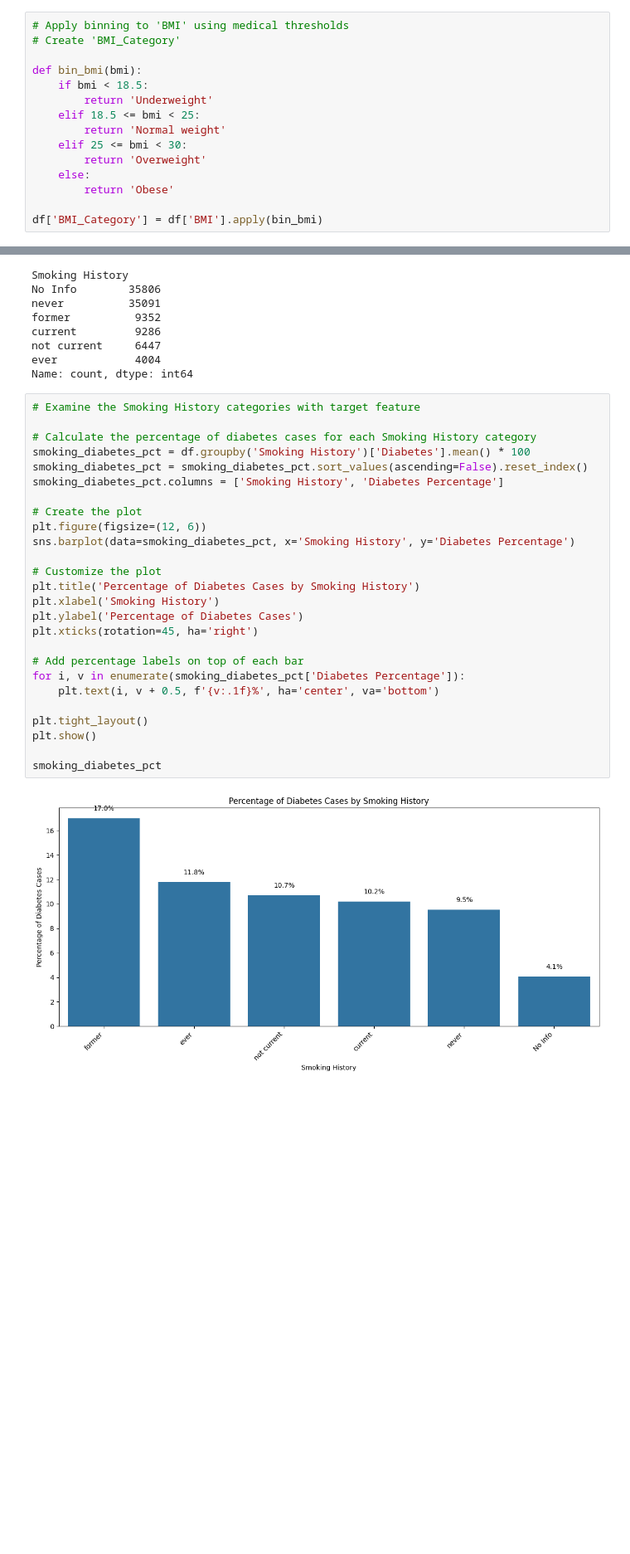
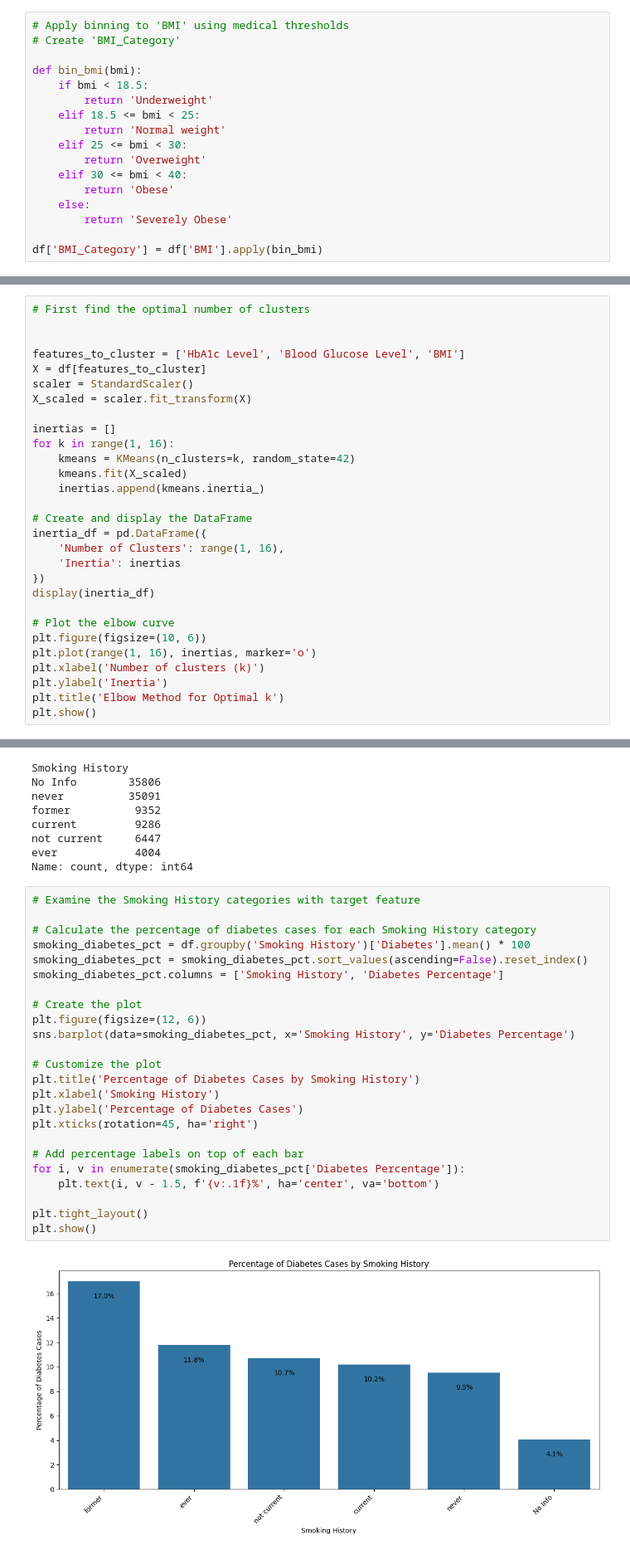
Before and after one commit to piiop/group-project-2, a Jupyter notebook: analysis.ipynb, the cells around one changed output, grey strips where cells are left out. Shown at 83% size. Cells and saved outputs as stored; diff of their text form; blank space fills up the shorter version.

Commit message:
visualizations uploaded, code updates

```diff
--- a/analysis.ipynb
+++ b/analysis.ipynb
@@ -632,8 +707,10 @@ def bin_bmi(bmi):
         return 'Normal weight'
     elif 25 <= bmi < 30:
         return 'Overweight'
+    elif 30 <= bmi < 40:
+        return 'Obese'
     else:
-        return 'Obese'
+        return 'Severely Obese'
 
 df['BMI_Category'] = df['BMI'].apply(bin_bmi)
 # %% [markdown]
@@ -905,0 +797,29 @@ Cluster Centers:
+# %%
+# First find the optimal number of clusters
+
+
+features_to_cluster = ['HbA1c Level', 'Blood Glucose Level', 'BMI']
+X = df[features_to_cluster]
+scaler = StandardScaler()
+X_scaled = scaler.fit_transform(X)
+
+inertias = []
+for k in range(1, 16):
+    kmeans = KMeans(n_clusters=k, random_state=42)
+    kmeans.fit(X_scaled)
+    inertias.append(kmeans.inertia_)
+
+# Create and display the DataFrame
+inertia_df = pd.DataFrame({
+    'Number of Clusters': range(1, 16),
+    'Inertia': inertias
+})
+display(inertia_df)
+
+# Plot the elbow curve
+plt.figure(figsize=(10, 6))
+plt.plot(range(1, 16), inertias, marker='o')
+plt.xlabel('Number of clusters (k)')
+plt.ylabel('Inertia')
+plt.title('Elbow Method for Optimal k')
+plt.show()
@@ -953,28 +974,26 @@ Name: count, dtype: int64
 # %%
 # Examine the Smoking History categories with target feature
 
 # Calculate the percentage of diabetes cases for each Smoking History category
 smoking_diabetes_pct = df.groupby('Smoking History')['Diabetes'].mean() * 100
 smoking_diabetes_pct = smoking_diabetes_pct.sort_values(ascending=False).reset_index()
 smoking_diabetes_pct.columns = ['Smoking History', 'Diabetes Percentage']
 
 # Create the plot
 plt.figure(figsize=(12, 6))
 sns.barplot(data=smoking_diabetes_pct, x='Smoking History', y='Diabetes Percentage')
 
 # Customize the plot
 plt.title('Percentage of Diabetes Cases by Smoking History')
 plt.xlabel('Smoking History')
 plt.ylabel('Percentage of Diabetes Cases')
 plt.xticks(rotation=45, ha='right')
 
 # Add percentage labels on top of each bar
 for i, v in enumerate(smoking_diabetes_pct['Diabetes Percentage']):
-    plt.text(i, v + 0.5, f'{v:.1f}%', ha='center', va='bottom')
+    plt.text(i, v - 1.5, f'{v:.1f}%', ha='center', va='bottom')
 
 plt.tight_layout()
 plt.show()
-
-smoking_diabetes_pct
 # %% [output]
-[figure, old version]
+[figure, new version]
```
Also changed, not shown: parts of 50 cells of this notebook, 18 other files.
